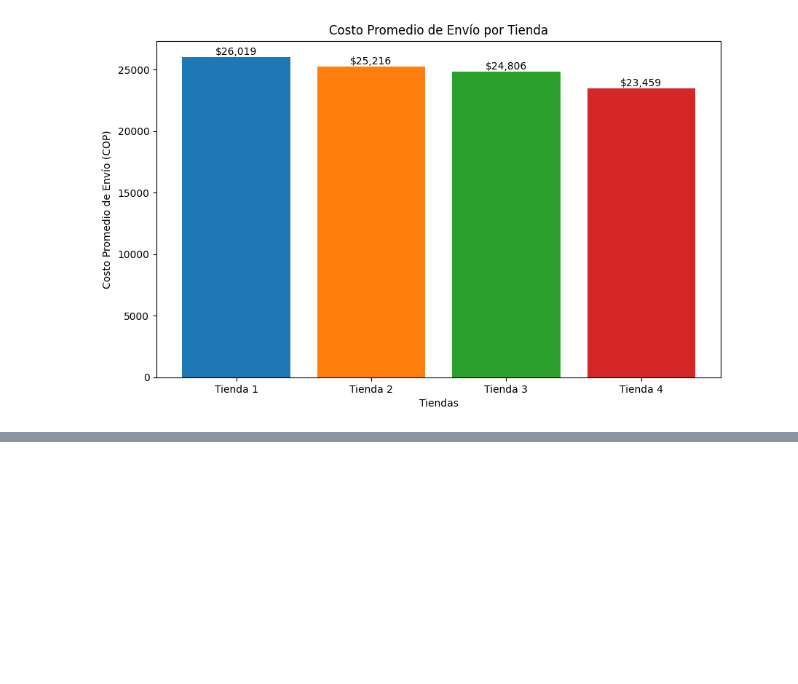
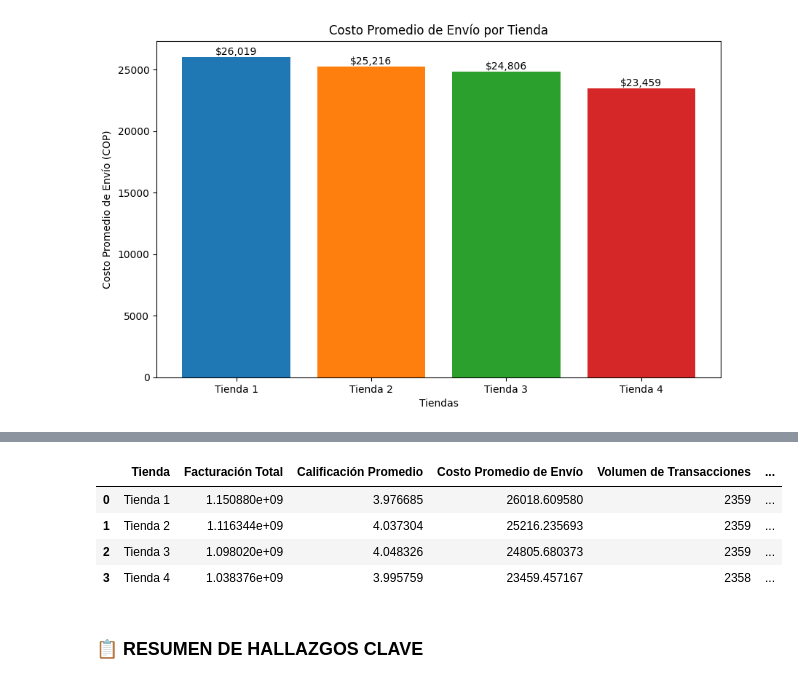
Before and after one commit to javito72/desafio_alura_store_latam, a Jupyter notebook: desafio_alura_store_latam.ipynb, the cells around one changed output, grey strips where cells are left out. Cells and saved outputs as stored; diff of their text form; code cells hidden in the pictures; blank space fills up the shorter version.

```diff
--- a/desafio_alura_store_latam.ipynb
+++ b/desafio_alura_store_latam.ipynb
@@ -283,0 +331,26 @@ Tienda 4: $23,459.46
+# %%
+# Create a summary DataFrame
+resumen_comparativo = pd.DataFrame({
+    'Tienda': ['Tienda 1', 'Tienda 2', 'Tienda 3', 'Tienda 4'],
+    'Facturación Total': [facturacion_tienda1, facturacion_tienda2, facturacion_tienda3, facturacion_tienda4],
+    'Calificación Promedio': [calif_tienda1, calif_tienda2, calif_tienda3, calif_tienda4],
+    'Costo Promedio de Envío': [envio_tienda1, envio_tienda2, envio_tienda3, envio_tienda4],
+    'Volumen de Transacciones': [len(tienda), len(tienda2), len(tienda3), len(tienda4)]
+})
+
+# For the recommendation, let's assume a lower score is better (e.g., based on lower revenue, lower rating, higher shipping cost, and lower volume)
+# You might want to adjust this scoring based on your specific business goals.
+resumen_comparativo['Puntuación Total'] = resumen_comparativo['Facturación Total'] + \
+                                           (5 - resumen_comparativo['Calificación Promedio']) * 100000000 + \
+                                           resumen_comparativo['Costo Promedio de Envío'] * 1000 + \
+                                           (3000 - resumen_comparativo['Volumen de Transacciones']) * 100000
+
+display(resumen_comparativo)
+# %% [output]
+|  | Tienda | Facturación Total | Calificación Promedio | Costo Promedio de Envío | Volumen de Transacciones | ... |
+| 0 | Tienda 1 | 1.150880e+09 | 3.976685 | 26018.609580 | 2359 | ... |
+| 1 | Tienda 2 | 1.116344e+09 | 4.037304 | 25216.235693 | 2359 | ... |
+| 2 | Tienda 3 | 1.098020e+09 | 4.048326 | 24805.680373 | 2359 | ... |
+| 3 | Tienda 4 | 1.038376e+09 | 3.995759 | 23459.457167 | 2358 | ... |
+# %% [markdown]
+### **📋 RESUMEN DE HALLAZGOS CLAVE**
```
Also changed, not shown: parts of 5 cells of this notebook.
